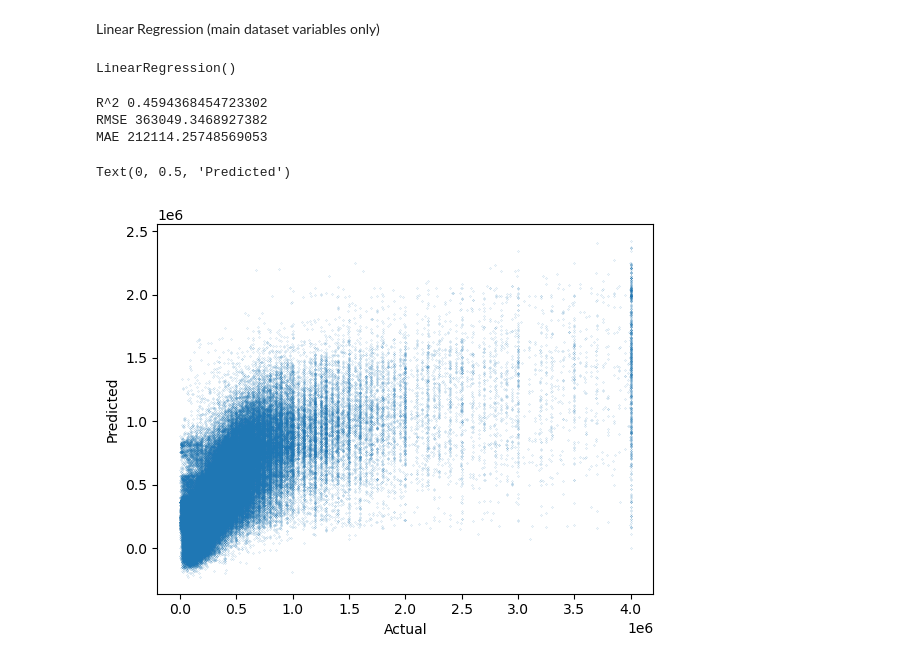
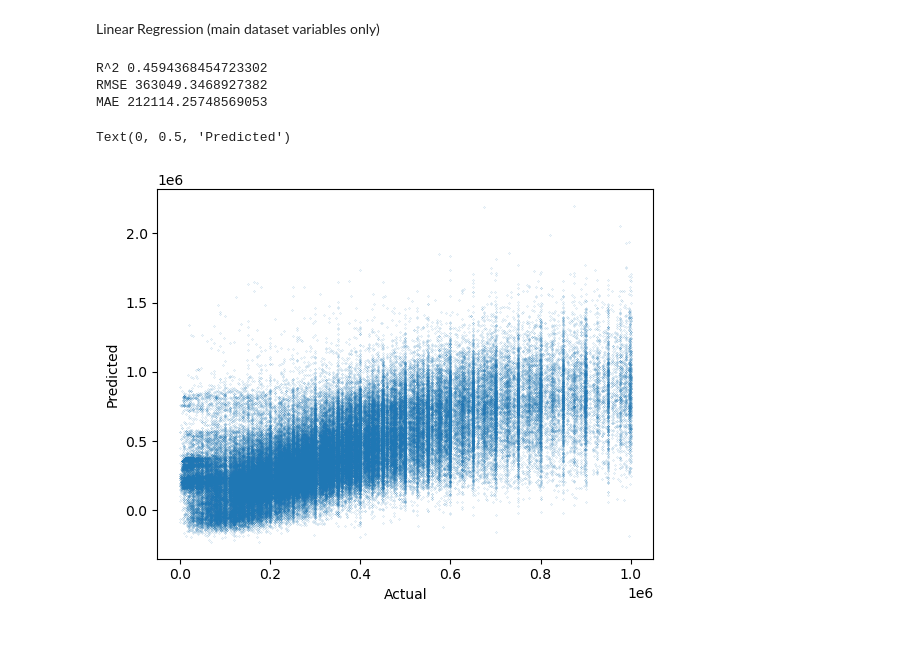
Before and after one commit to luke-dillon/PlacementProject, a Jupyter notebook: model.ipynb, the cells around one changed output. Saved outputs shown, nothing was run; the diff lists cells and outputs as text; code cells hidden in the pictures.

```diff
--- a/model.ipynb
+++ b/model.ipynb
@@ -9,4 +9,4 @@ from sklearn.model_selection import train_test_split
 from sklearn.metrics import root_mean_squared_error, mean_absolute_error
 from sklearn.preprocessing import OneHotEncoder
 # %%
-sold = pd.read_csv("C:/Users/44756/Documents/Postgrad/DSA8030/Data/sold_treated.csv", dtype = {'brokered_by':'string', 'street':'string', 'zip_code':'string', 'po_box':'object'}, parse_dates = ['prev_sold_date'])
+sold = pd.read_csv("C:/Users/44756/Documents/Postgrad/DSA8030/Data/sold_treated.csv", dtype = {'brokered_by':'string', 'street':'string', 'zip_code':'string'}, parse_dates = ['prev_sold_date'])
@@ -53,5 +47,14 @@ X_train, X_val, y_train, y_val = train_test_split(X, y, test_size=0.25, random_s
 # %%
-model = LinearRegression()
-model.fit(X_train, y_train)
+print('R^2', model.score(X_val, y_val))
+print('RMSE', root_mean_squared_error(y_val, y_val_pred))
+print('MAE', mean_absolute_error(y_val, y_val_pred))
+plt.scatter(y_val[y_val < 1000000], y_val_pred[y_val < 1000000], s = 0.01)
+# plt.plot([min(min(y_val), min(y_val_pred)), max(max(y_val), max(y_val_pred))],[min(min(y_val), min(y_val_pred)), max(max(y_val), max(y_val_pred))], color = 'red')
+plt.xlabel('Actual')
+plt.ylabel('Predicted')
 # %% [output]
-LinearRegression()
+R^2 0.4594368454723302
+RMSE 363049.3468927382
+MAE 212114.25748569053
+Text(0, 0.5, 'Predicted')
+[figure, added]
@@ -60,16 +60,0 @@ y_val_pred = model.predict(X_val)
-# %%
-print('R^2', model.score(X_val, y_val))
-print('RMSE', root_mean_squared_error(y_val, y_val_pred))
-print('MAE', mean_absolute_error(y_val, y_val_pred))
-# %% [output]
-R^2 0.4594368454723302
-RMSE 363049.3468927382
-MAE 212114.25748569053
-# %%
-plt.scatter(y_val, y_val_pred, s = 0.01)
-# plt.plot([min(min(y_val), min(y_val_pred)), max(max(y_val), max(y_val_pred))],[min(min(y_val), min(y_val_pred)), max(max(y_val), max(y_val_pred))], color = 'red')
-plt.xlabel('Actual')
-plt.ylabel('Predicted')
-# %% [output]
-Text(0, 0.5, 'Predicted')
-[figure, removed]
```
Also changed, not shown: parts of 16 cells of this notebook.
